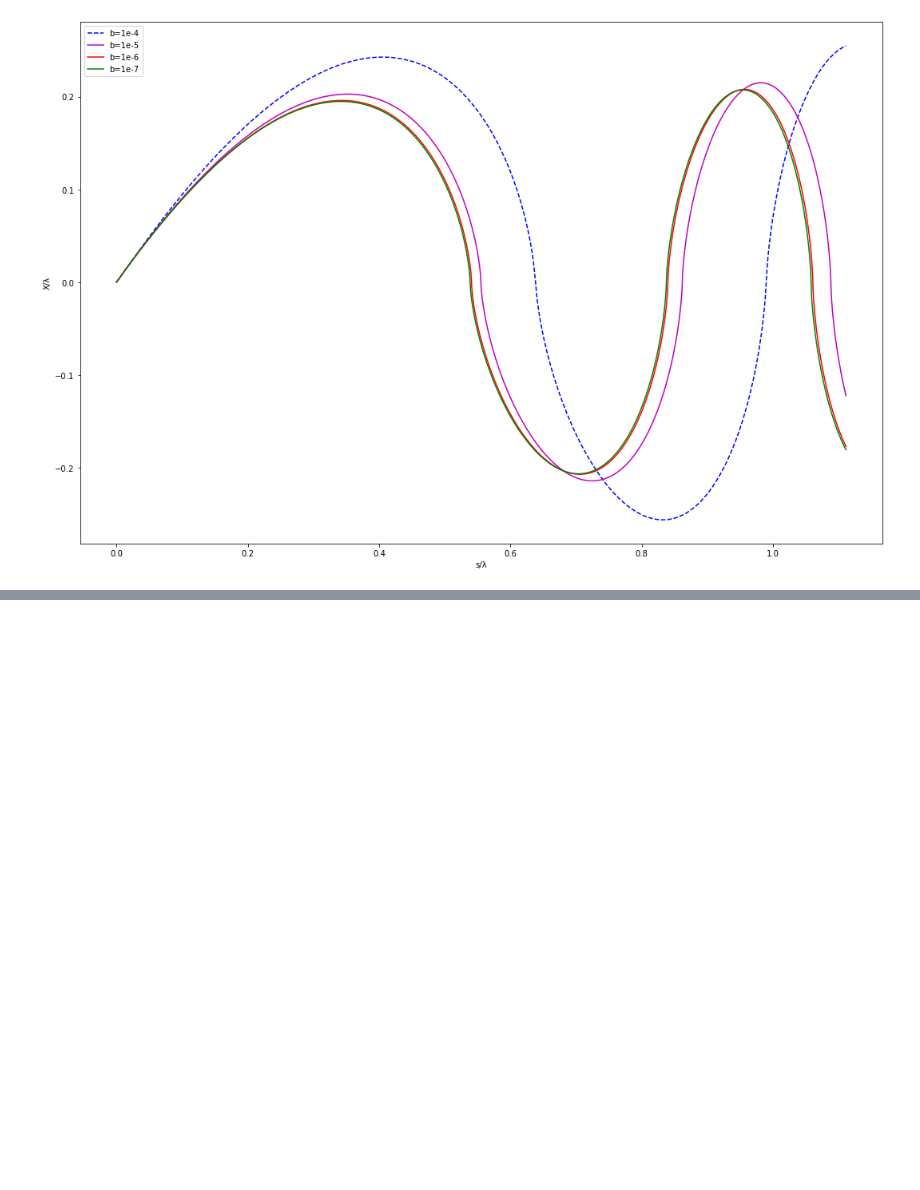
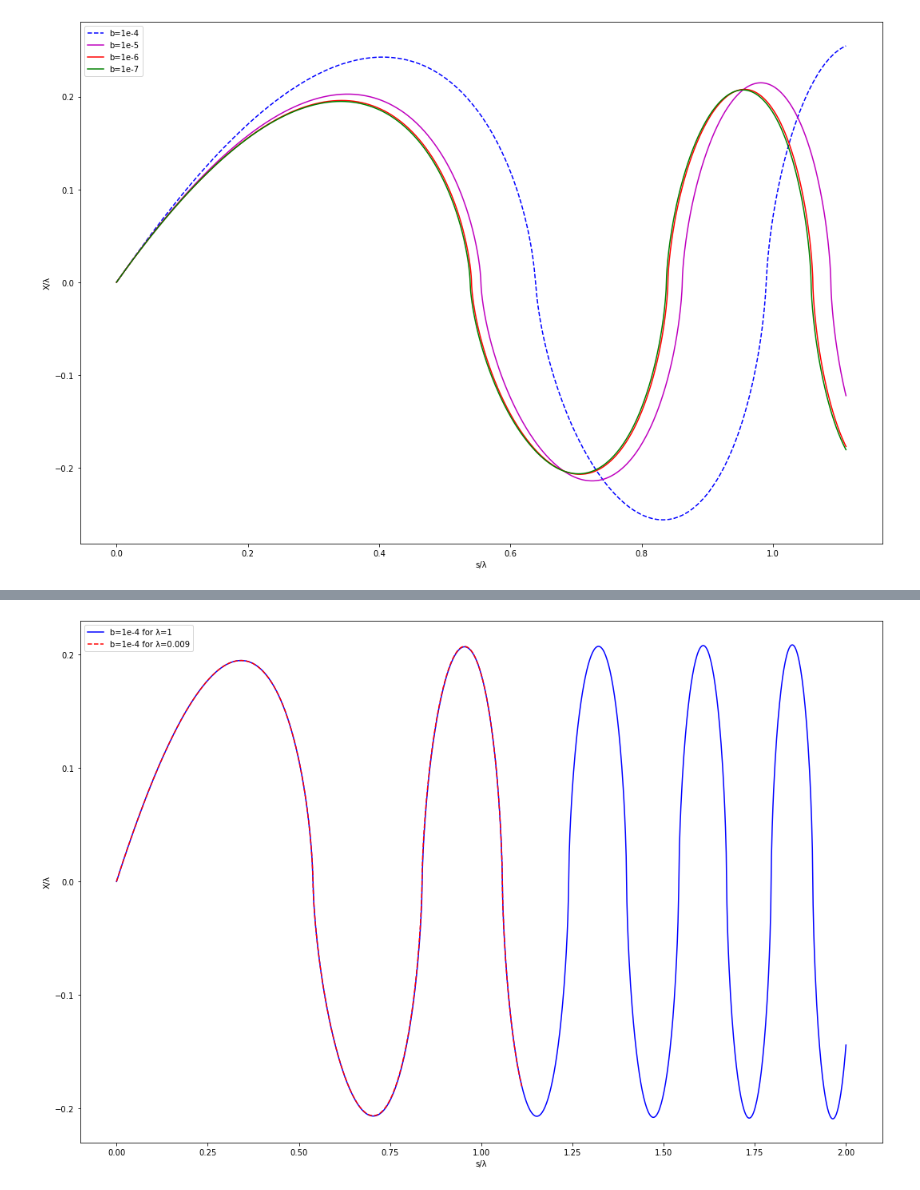
Before and after one commit to pratibhajangra591/Ifca-github, a Jupyter notebook: Semi-major 2.ipynb, the cells around one changed output, grey strips where cells are left out. Cells and saved outputs as stored; diff of their text form; code cells hidden in the pictures; blank space fills up the shorter version.

```diff
--- a/Semi-major 2.ipynb
+++ b/Semi-major 2.ipynb
@@ -127,0 +128,48 @@ plt.show()
+# %%
+# Combined grapgh for λ<<1 and λ = 1 for the value of the impact parameter= 1e-4 for eq.(9)
+# given in the paper "The merger rate of primordial-black-hole binaries".
+
+import numpy as np
+import matplotlib.pyplot as plt
+%matplotlib inline
+from scipy.integrate import odeint
+
+
+
+def f(u,s):
+    return [u[1], ((s*u[1]-u[0])/(s**2))-((u[0]*(s**2))/(λ*((u[0]**2+b**2)**(3/2))))]
+separation0= [1e-5,1]
+λ=1
+b=1e-5
+ss= np.linspace(1e-5,2,1000)
+us= odeint(f,separation0,ss)
+separations= us[:,0]
+As=ss/λ
+Bs=separations/λ
+
+
+
+def j(n,p):
+    return [n[1], ((p*n[1]-n[0])/(p**2))-((n[0]*(p**2))/(λ*((n[0]**2+c**2)**(3/2))))]
+z0= [1e-12,1]
+λ=0.009
+c=1e-7
+ps= np.linspace(1e-12,1e-2,6000)
+ns= odeint(j,z0,ps)
+zs= ns[:,0]
+Ps=ps/λ
+Zs=zs/λ
+
+
+plt.figure(figsize=(18, 12))
+
+plt.plot(As,Bs,'b')
+plt.plot(Ps,Zs,'r--')
+
+
+plt.xlabel('s/λ')
+plt.ylabel('X/λ')
+plt.legend(["b=1e-4 for λ=1 ","b=1e-4 for λ=0.009"])
+plt.show()
+# %% [output]
+[figure, added]
```
Also changed, not shown: parts of 1 cell of this notebook.
